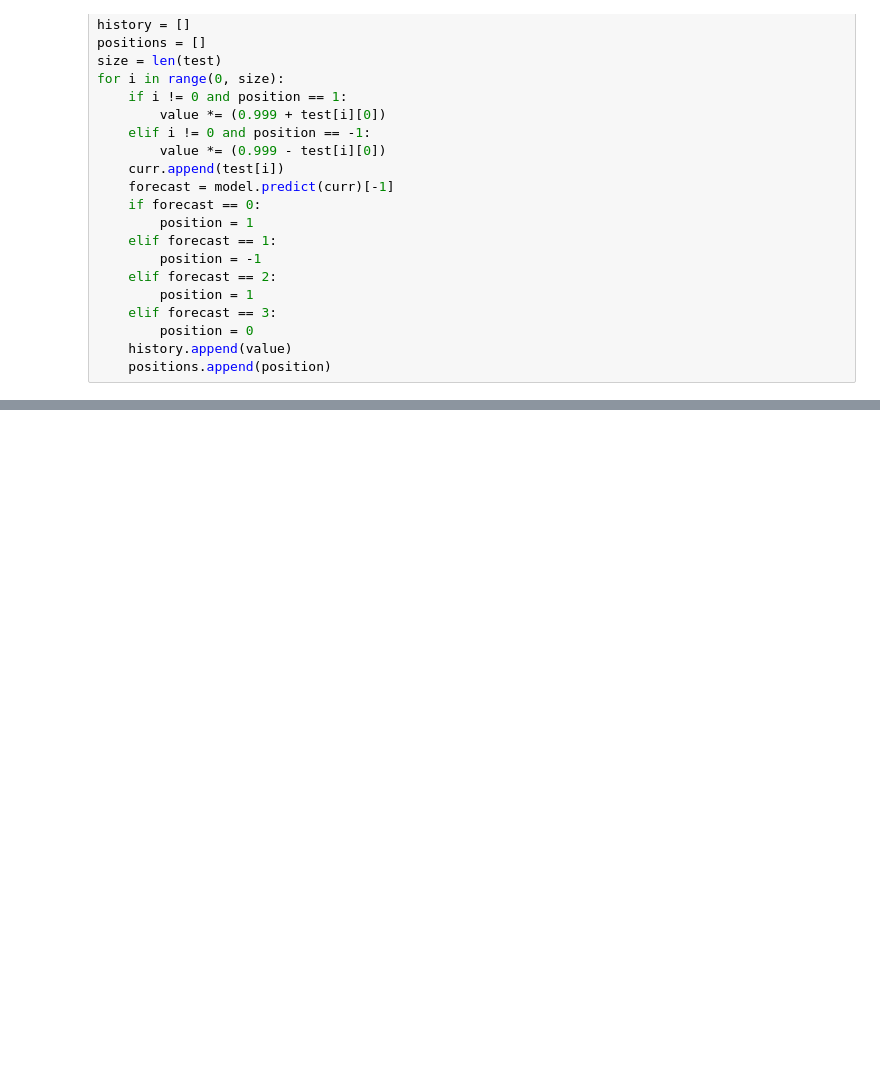
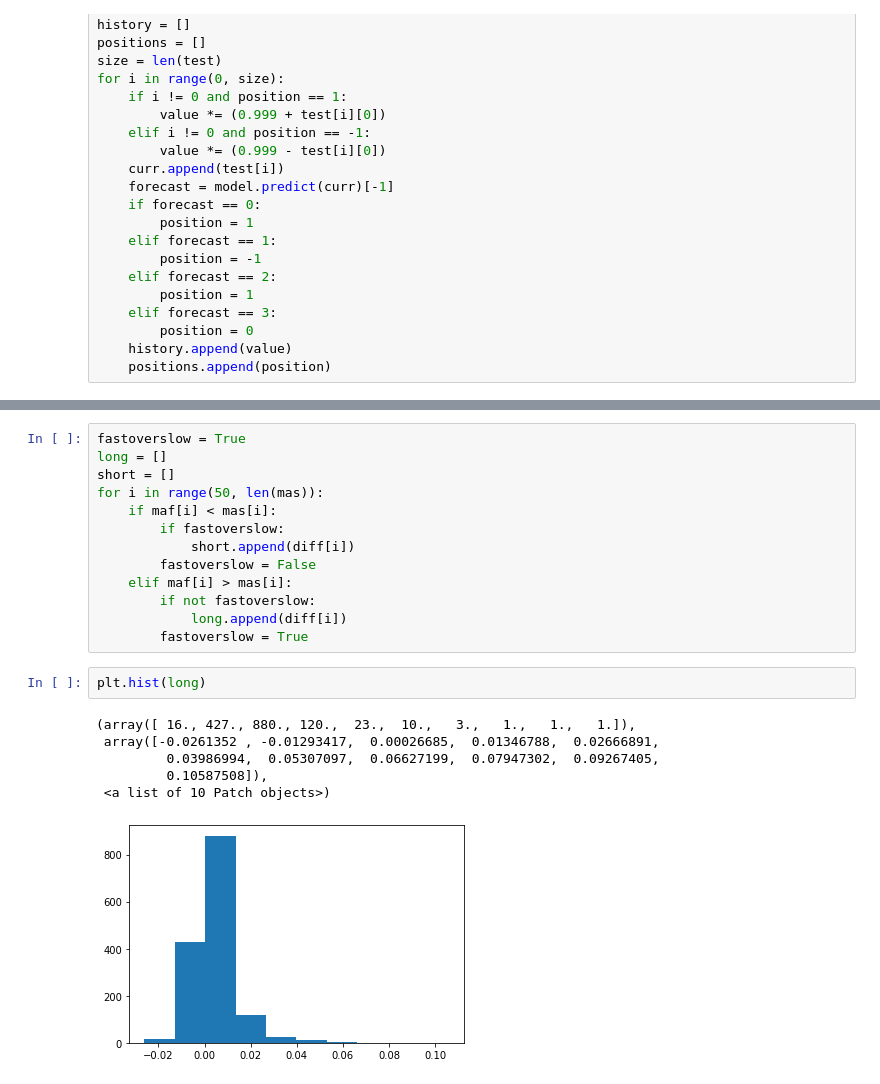
Before and after one commit to Marblez/Chronix, a Jupyter notebook: Analysis/PaperTrading/Train.ipynb, the cells around one changed output, grey strips where cells are left out. Cells and saved outputs as stored; diff of their text form; blank space fills up the shorter version.

```diff
--- a/Analysis/PaperTrading/Train.ipynb
+++ b/Analysis/PaperTrading/Train.ipynb
@@ -186,0 +193,22 @@ All caught up..!
+# %%
+fastoverslow = True
+long = []
+short = []
+for i in range(50, len(mas)):
+    if maf[i] < mas[i]:
+        if fastoverslow:
+            short.append(diff[i])
+        fastoverslow = False
+    elif maf[i] > mas[i]:
+        if not fastoverslow:
+            long.append(diff[i])
+        fastoverslow = True
+# %%
+plt.hist(long)
+# %% [output]
+(array([ 16., 427., 880., 120.,  23.,  10.,   3.,   1.,   1.,   1.]),
+ array([-0.0261352 , -0.01293417,  0.00026685,  0.01346788,  0.02666891,
+         0.03986994,  0.05307097,  0.06627199,  0.07947302,  0.09267405,
+         0.10587508]),
+ <a list of 10 Patch objects>)
+[figure, added]
```
Also changed, not shown: parts of 12 cells of this notebook, 9 other files.
